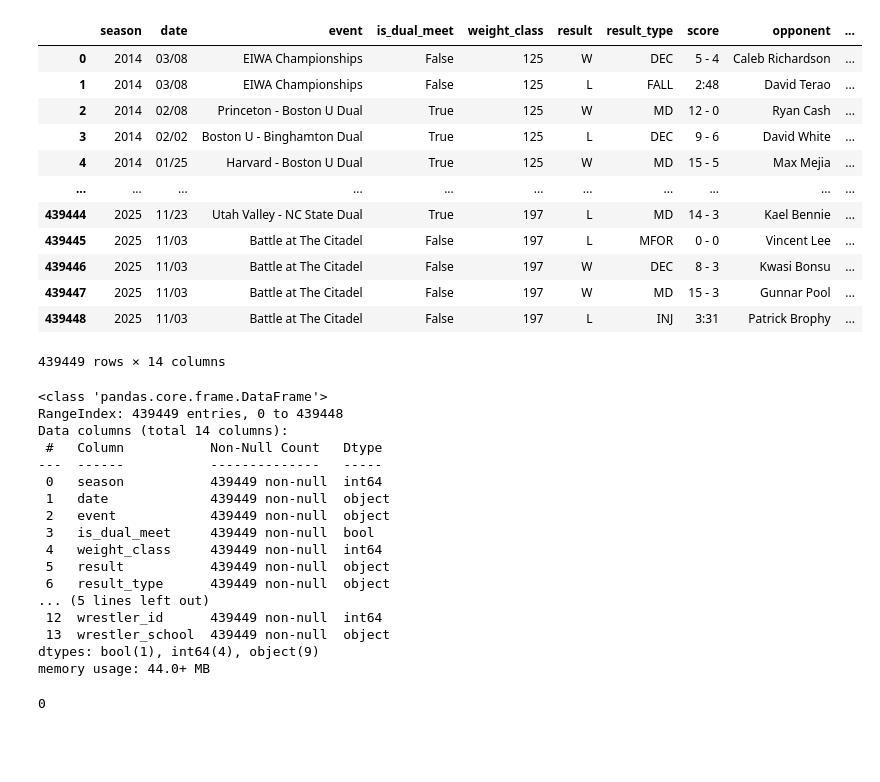
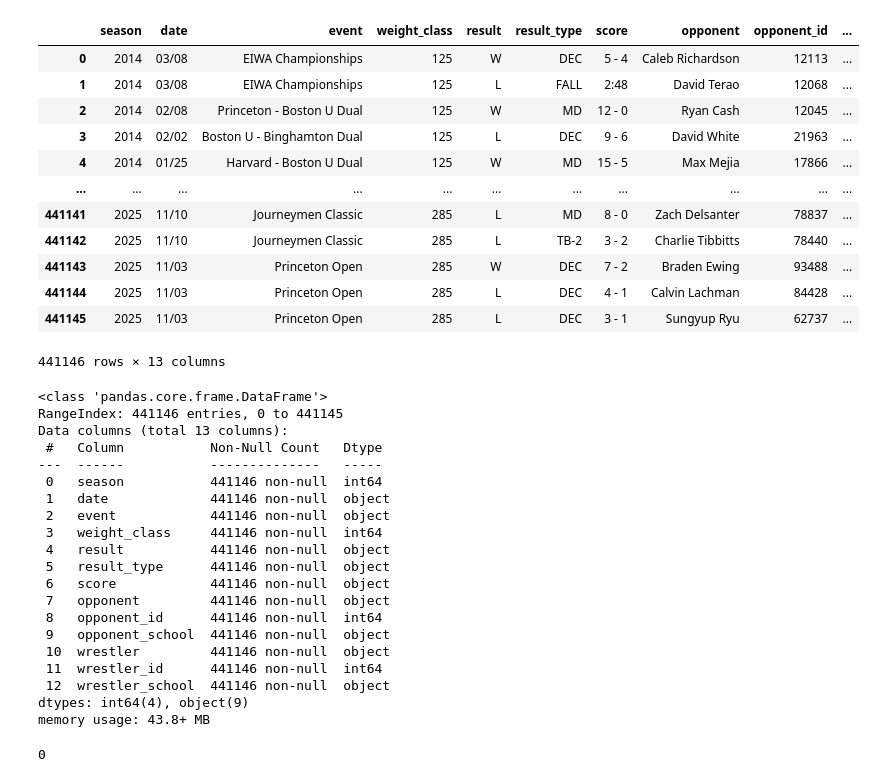
Before and after one commit to Silver0524/NCAA-Wrestling-Predictor, a Jupyter notebook: notebooks/cleaning.ipynb, the cells around one changed output. Drawn from its saved outputs; the diff is of its cells as text; code cells hidden in the pictures; blank space fills up the shorter version.

Commit message:
Fixed cleaning script and saved cleaned and deduplicated data

```diff
--- a/notebooks/cleaning.ipynb
+++ b/notebooks/cleaning.ipynb
@@ -7,42 +4,45 @@ import seaborn as sns
 import re
 # %%
 # Importing dataset
-raw = pd.read_csv('../data/raw/d1_all_match_results.csv')
+raw = pd.read_csv('../data/raw/d1_results_raw.csv')
 raw
 # %% [output]
-|  | season | date | event | is_dual_meet | weight_class | result | result_type | score | opponent | ... |
-| 0 | 2014 | 03/08 | EIWA Championships | False | 125 | W | DEC | 5 - 4 | Caleb Richardson | ... |
-| 1 | 2014 | 03/08 | EIWA Championships | False | 125 | L | FALL | 2:48 | David Terao | ... |
-| 2 | 2014 | 02/08 | Princeton - Boston U Dual | True | 125 | W | MD | 12 - 0 | Ryan Cash | ... |
-| 3 | 2014 | 02/02 | Boston U - Binghamton Dual | True | 125 | L | DEC | 9 - 6 | David White | ... |
-| 4 | 2014 | 01/25 | Harvard - Boston U Dual | True | 125 | W | MD | 15 - 5 | Max Mejia | ... |
+|  | season | date | event | weight_class | result | result_type | score | opponent | opponent_id | ... |
+| 0 | 2014 | 03/08 | EIWA Championships | 125 | W | DEC | 5 - 4 | Caleb Richardson | 12113 | ... |
+| 1 | 2014 | 03/08 | EIWA Championships | 125 | L | FALL | 2:48 | David Terao | 12068 | ... |
+| 2 | 2014 | 02/08 | Princeton - Boston U Dual | 125 | W | MD | 12 - 0 | Ryan Cash | 12045 | ... |
+| 3 | 2014 | 02/02 | Boston U - Binghamton Dual | 125 | L | DEC | 9 - 6 | David White | 21963 | ... |
+| 4 | 2014 | 01/25 | Harvard - Boston U Dual | 125 | W | MD | 15 - 5 | Max Mejia | 17866 | ... |
 | ... | ... | ... | ... | ... | ... | ... | ... | ... | ... | ... |
-| 439444 | 2025 | 11/23 | Utah Valley - NC State Dual | True | 197 | L | MD | 14 - 3 | Kael Bennie | ... |
-| 439445 | 2025 | 11/03 | Battle at The Citadel | False | 197 | L | MFOR | 0 - 0 | Vincent Lee | ... |
-| 439446 | 2025 | 11/03 | Battle at The Citadel | False | 197 | W | DEC | 8 - 3 | Kwasi Bonsu | ... |
-| 439447 | 2025 | 11/03 | Battle at The Citadel | False | 197 | W | MD | 15 - 3 | Gunnar Pool | ... |
-| 439448 | 2025 | 11/03 | Battle at The Citadel | False | 197 | L | INJ | 3:31 | Patrick Brophy | ... |
+| 441141 | 2025 | 11/10 | Journeymen Classic | 285 | L | MD | 8 - 0 | Zach Delsanter | 78837 | ... |
+| 441142 | 2025 | 11/10 | Journeymen Classic | 285 | L | TB-2 | 3 - 2 | Charlie Tibbitts | 78440 | ... |
+| 441143 | 2025 | 11/03 | Princeton Open | 285 | W | DEC | 7 - 2 | Braden Ewing | 93488 | ... |
+| 441144 | 2025 | 11/03 | Princeton Open | 285 | L | DEC | 4 - 1 | Calvin Lachman | 84428 | ... |
+| 441145 | 2025 | 11/03 | Princeton Open | 285 | L | DEC | 3 - 1 | Sungyup Ryu | 62737 | ... |
-439449 rows × 14 columns
+441146 rows × 13 columns
 # %%
 raw.info()
 # %% [output]
 <class 'pandas.core.frame.DataFrame'>
-RangeIndex: 439449 entries, 0 to 439448
-Data columns (total 14 columns):
+RangeIndex: 441146 entries, 0 to 441145
+Data columns (total 13 columns):
  #   Column           Non-Null Count   Dtype
 ---  ------           --------------   -----
- 0   season           439449 non-null  int64
- 1   date             439449 non-null  object
- 2   event            439449 non-null  object
- 3   is_dual_meet     439449 non-null  bool
- 4   weight_class     439449 non-null  int64
- 5   result           439449 non-null  object
- 6   result_type      439449 non-null  object
-... (5 lines left out)
- 12  wrestler_id      439449 non-null  int64
- 13  wrestler_school  439449 non-null  object
-dtypes: bool(1), int64(4), object(9)
-memory usage: 44.0+ MB
+ 0   season           441146 non-null  int64
+ 1   date             441146 non-null  object
+ 2   event            441146 non-null  object
+ 3   weight_class     441146 non-null  int64
+ 4   result           441146 non-null  object
+ 5   result_type      441146 non-null  object
+ 6   score            441146 non-null  object
+ 7   opponent         441146 non-null  object
+ 8   opponent_id      441146 non-null  int64
+ 9   opponent_school  441146 non-null  object
+ 10  wrestler         441146 non-null  object
+ 11  wrestler_id      441146 non-null  int64
+ 12  wrestler_school  441146 non-null  object
+dtypes: int64(4), object(9)
+memory usage: 43.8+ MB
 # %%
 # Checking for any duplicated matches
 len(raw[raw.duplicated(keep=False)])
```
Also changed, not shown: parts of 42 cells of this notebook, 3 other files.
